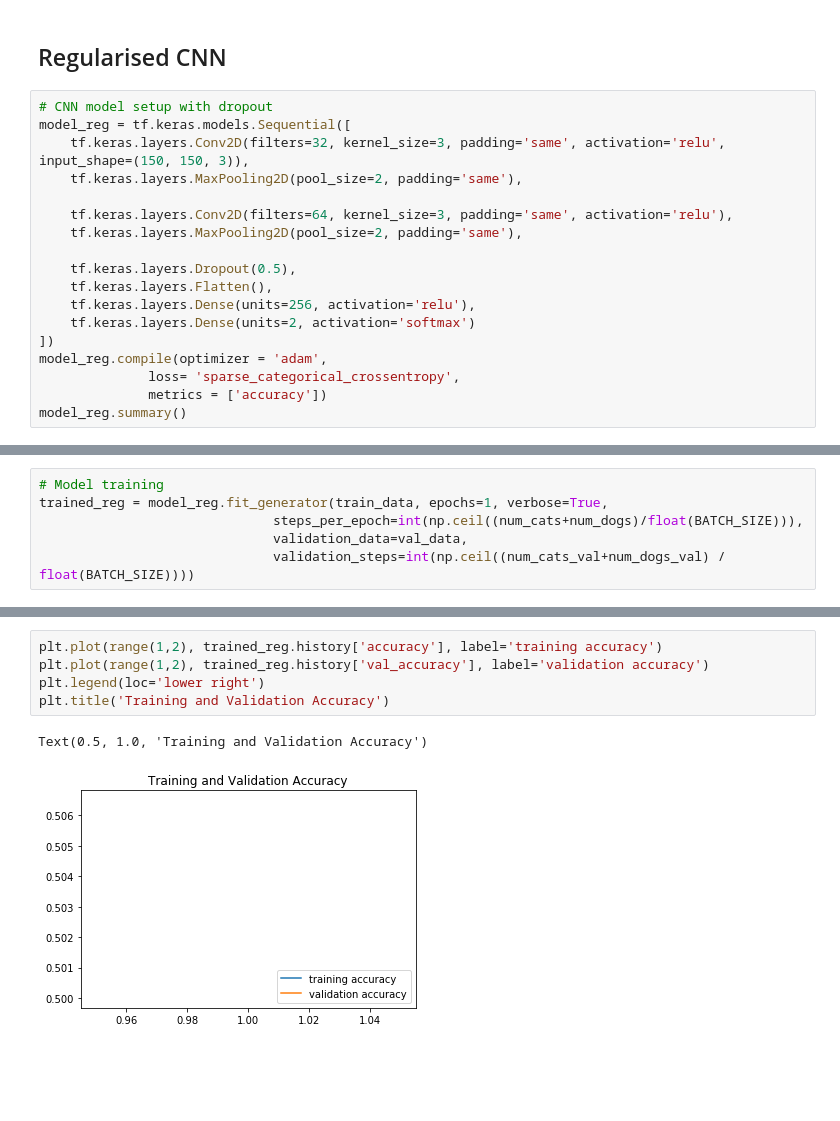
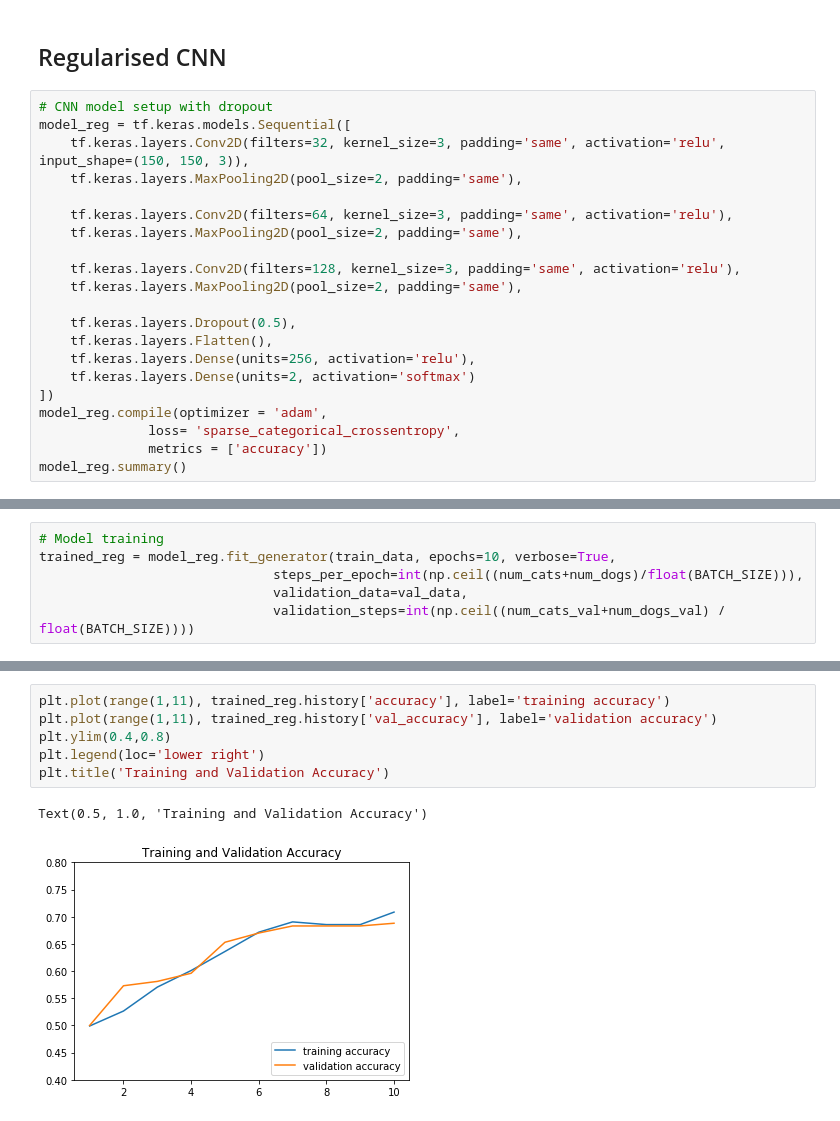
Before and after one commit to erickgrm/deep-learning, a Jupyter notebook: catsdogs_aug.ipynb, the cells around one changed output, grey strips where cells are left out. Cells and saved outputs as stored; diff of their text form; blank space fills up the shorter version.

```diff
--- a/catsdogs_aug.ipynb
+++ b/catsdogs_aug.ipynb
@@ -71,6 +71,9 @@ model_reg = tf.keras.models.Sequential([
     tf.keras.layers.MaxPooling2D(pool_size=2, padding='same'),
 
     tf.keras.layers.Conv2D(filters=64, kernel_size=3, padding='same', activation='relu'),
+    tf.keras.layers.MaxPooling2D(pool_size=2, padding='same'),
+
+    tf.keras.layers.Conv2D(filters=128, kernel_size=3, padding='same', activation='relu'),
     tf.keras.layers.MaxPooling2D(pool_size=2, padding='same'),
 
     tf.keras.layers.Dropout(0.5),
@@ -102,7 +105,7 @@ Non-trainable params: 0
 _________________________________________________________________
 # %%
 # Model training
-trained_reg = model_reg.fit_generator(train_data, epochs=1, verbose=True,
+trained_reg = model_reg.fit_generator(train_data, epochs=10, verbose=True,
                               steps_per_epoch=int(np.ceil((num_cats+num_dogs)/float(BATCH_SIZE))),
                               validation_data=val_data,
                               validation_steps=int(np.ceil((num_cats_val+num_dogs_val) / float(BATCH_SIZE))))
@@ -153,9 +172,10 @@ plt.show()
 # %%
-plt.plot(range(1,2), trained_reg.history['accuracy'], label='training accuracy')
-plt.plot(range(1,2), trained_reg.history['val_accuracy'], label='validation accuracy')
+plt.plot(range(1,11), trained_reg.history['accuracy'], label='training accuracy')
+plt.plot(range(1,11), trained_reg.history['val_accuracy'], label='validation accuracy')
+plt.ylim(0.4,0.8)
 plt.legend(loc='lower right')
 plt.title('Training and Validation Accuracy')
 # %% [output]
 Text(0.5, 1.0, 'Training and Validation Accuracy')
-[figure, old version]
+[figure, new version]
 # %%
```
Also changed, not shown: parts of 10 cells of this notebook, 3 other files.
